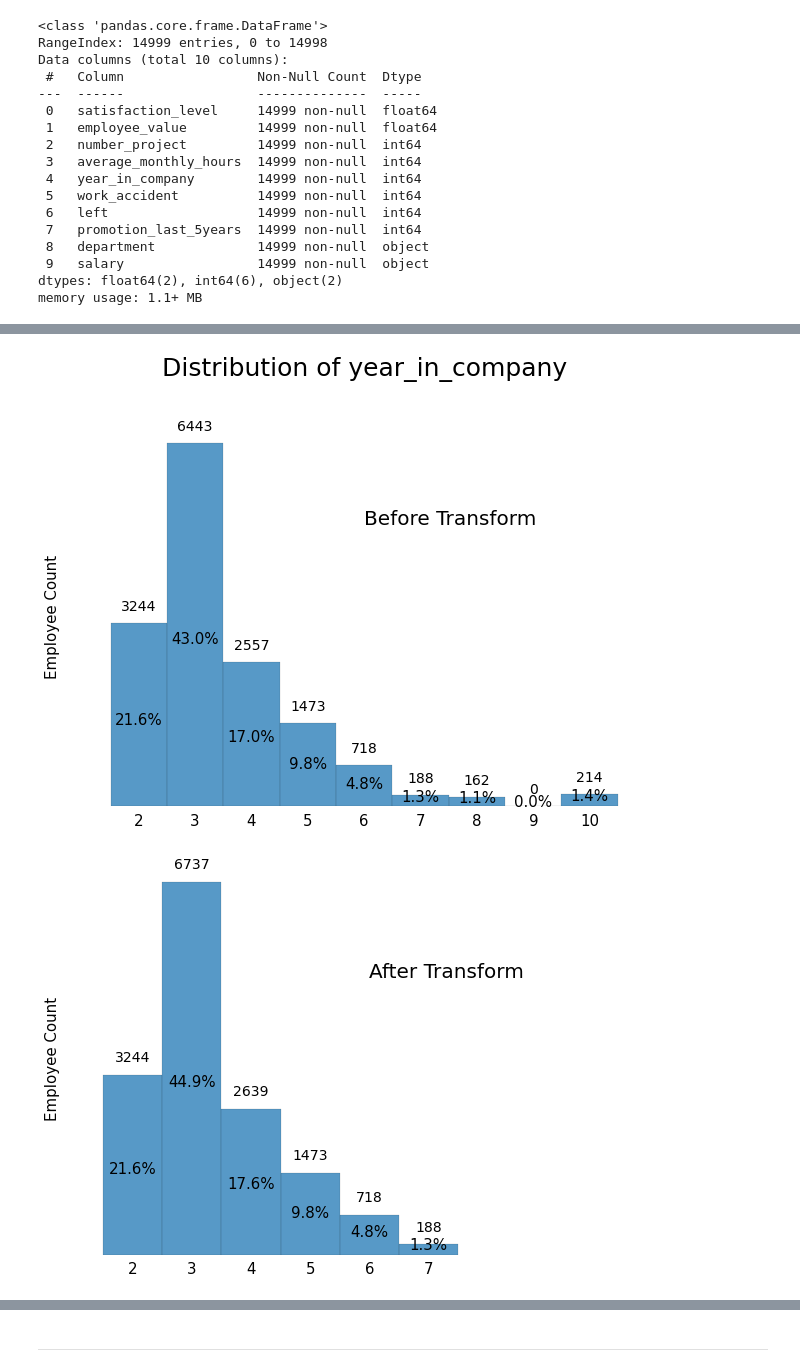
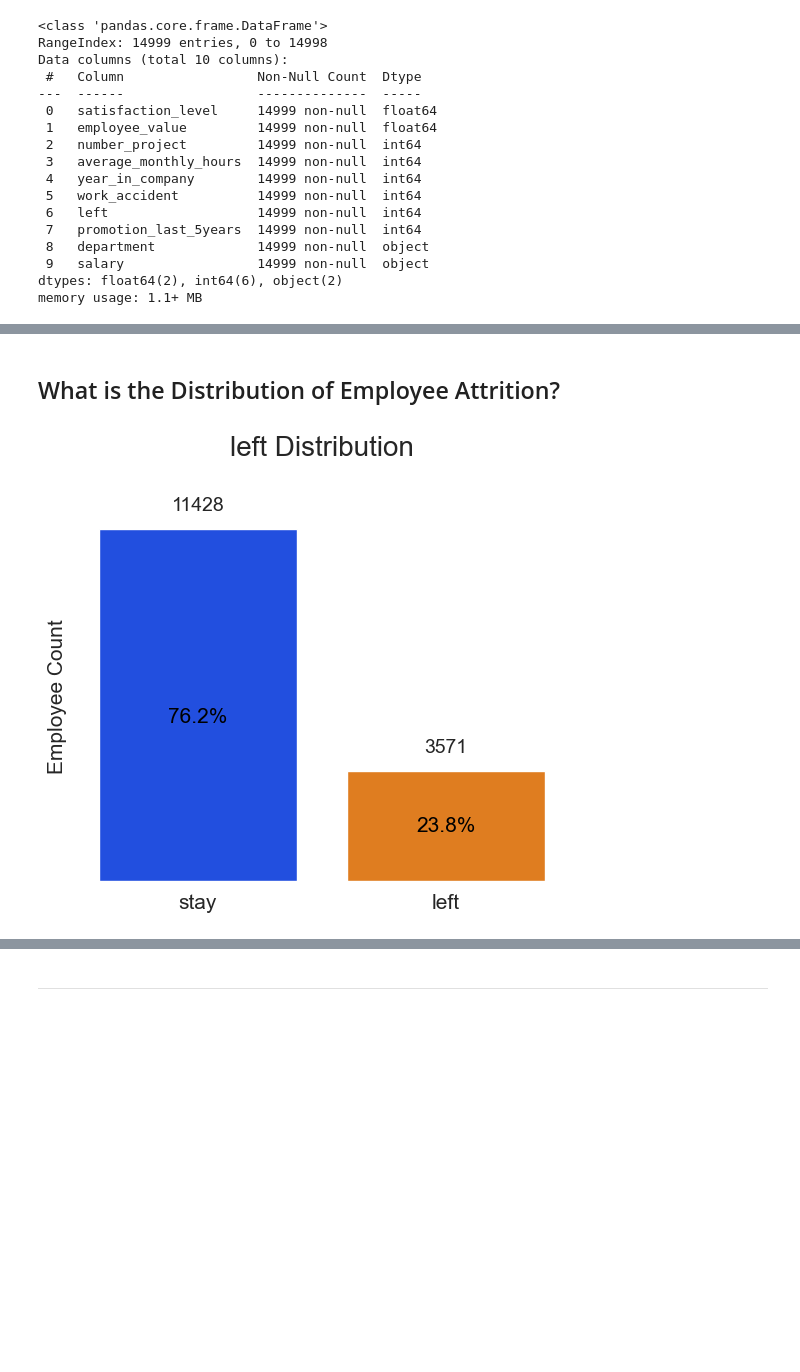
Before and after one commit to YongHHuang/employee_attrition_rate, a Jupyter notebook: hr_data_analytics.ipynb, the cells around one changed output, grey strips where cells are left out. Saved outputs shown, nothing was run; the diff lists cells and outputs as text; code cells hidden in the pictures; blank space fills up the shorter version.

```diff
--- a/hr_data_analytics.ipynb
+++ b/hr_data_analytics.ipynb
@@ -182,13 +287,0 @@ Plot the countplot before and after transformation to make sure outliers are pro
-# %%
-# get the upper whisker value of the boxplot
-up_whis = boxplot_stats(df['year_in_company'], whis=3)[0]['whishi']
-print(f'The upper whisker value is {up_whis}, which means people stay more than {up_whis} years are considered outliers\n')
-
-# replace outliers with mean values that group by 'left' and 'salary'
-outlier_tr = lambda x: np.where(x > up_whis, round(x.mean()), x)
-df_origin = df.copy()
-df['year_in_company'] = df.groupby(['left', 'salary'])['year_in_company'].transform(outlier_tr)
-
-# show mean values for different groups
-print(f'The mean value for different groups')
-df.groupby(['left', 'salary'])[['year_in_company']].apply(lambda x: round(x.mean()))
@@ -254,16 +288,7 @@ def adjust_barplot(fig, title='', rotate=0):
-# %%
-plt.figure(figsize=(10,7))
-fig = sns.histplot(df_origin['year_in_company'], linewidth=0.1, discrete=True)
-adjust_barplot(fig, title='Distribution of year_in_company')
-fig.annotate('Before Transform', (6,5000), size=20)
-fig.set_xticks(range(2,11))
-
-plt.figure(figsize=(7,7.2))
-fig = sns.histplot(df['year_in_company'], linewidth=0.1, discrete=True)
-adjust_barplot(fig, title='Distribution of year_in_company')
-fig.set_title('')
-fig.annotate('After Transform', (6,5000), size=20)
-plt.show()
-# %% [output]
-[figure, removed]
-[figure, removed]
+# %% [markdown]
+## What is the Distribution of Employee Attrition?
+# %%
+fig = sns.countplot(x=df['left'])
+adjust_barplot(fig, title='left Distribution')
+# %% [output]
+[figure, added]
```
Also changed, not shown: parts of 96 cells of this notebook.
